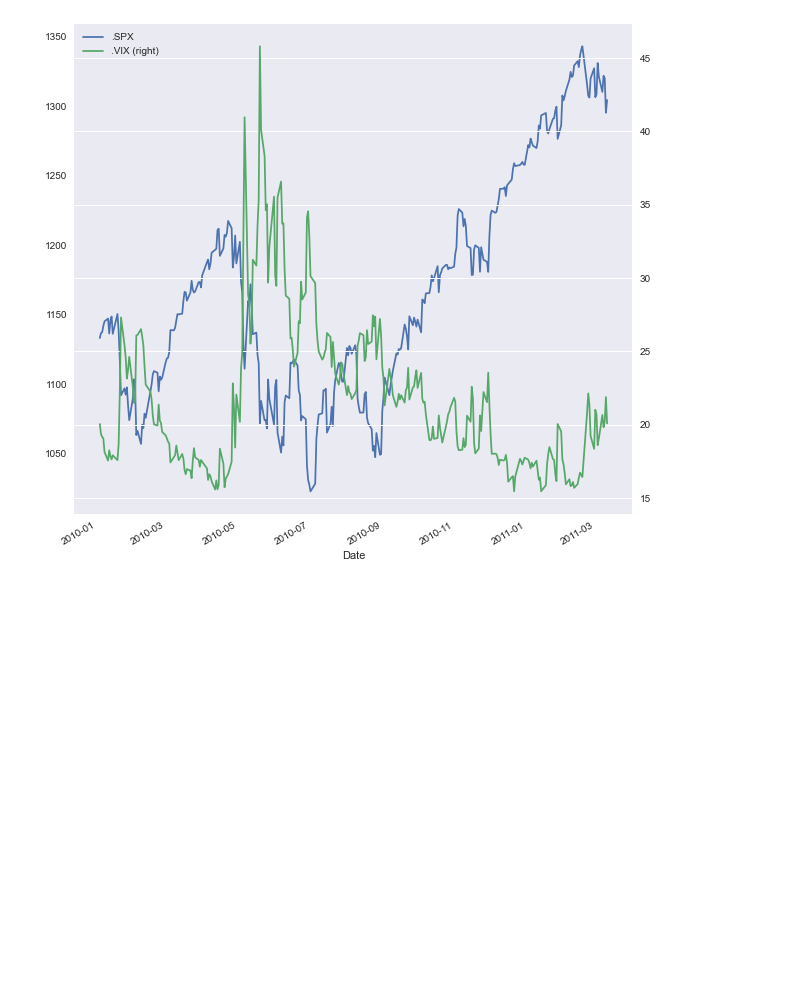
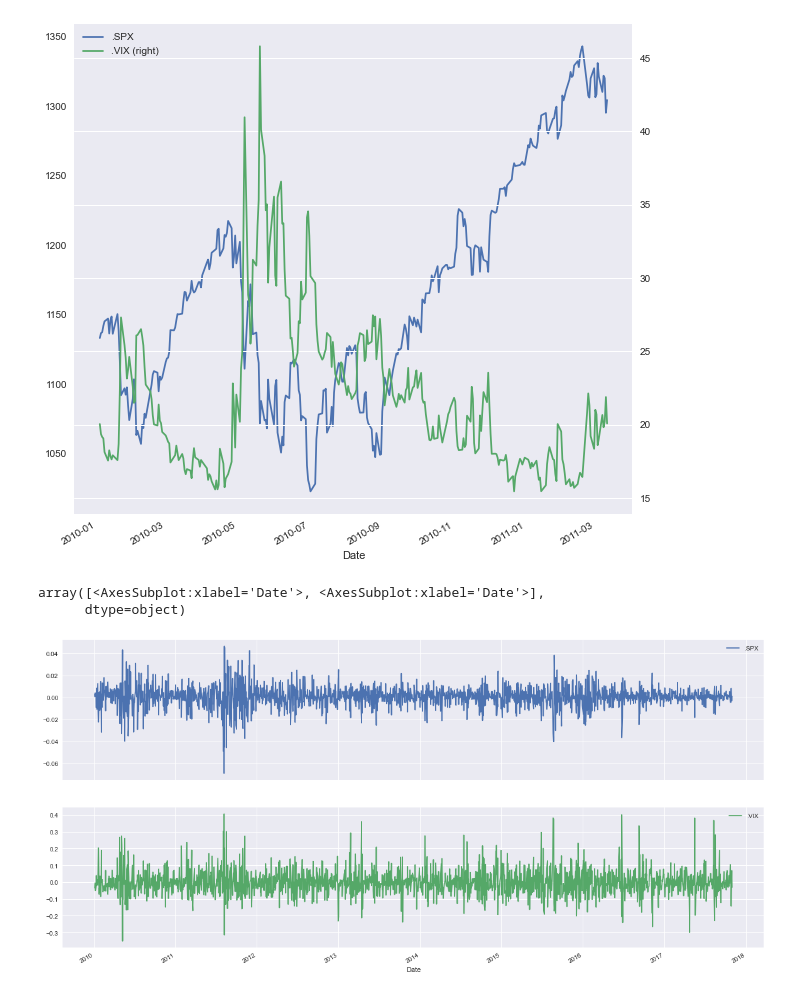
Before and after one commit to anubhavsingh10/Finance, a Jupyter notebook: timeseries.ipynb, the cells around one changed output. Saved outputs shown, nothing was run; the diff lists cells and outputs as text; code cells hidden in the pictures; blank space fills up the shorter version.

```diff
--- a/timeseries.ipynb
+++ b/timeseries.ipynb
@@ -143,3 +141,10 @@ data.iloc[:300].plot(figsize=(10,10),secondary_y='.VIX')
 # %% [output]
 <AxesSubplot:xlabel='Date'>
 [figure]
+# %%
+ldata = np.log(data/data.shift(1)).dropna()
+ldata.plot(figsize=(20,10), subplots = True )
+# %% [output]
+array([<AxesSubplot:xlabel='Date'>, <AxesSubplot:xlabel='Date'>],
+      dtype=object)
+[figure, added]
```
Also changed, not shown: parts of 2 cells of this notebook.
